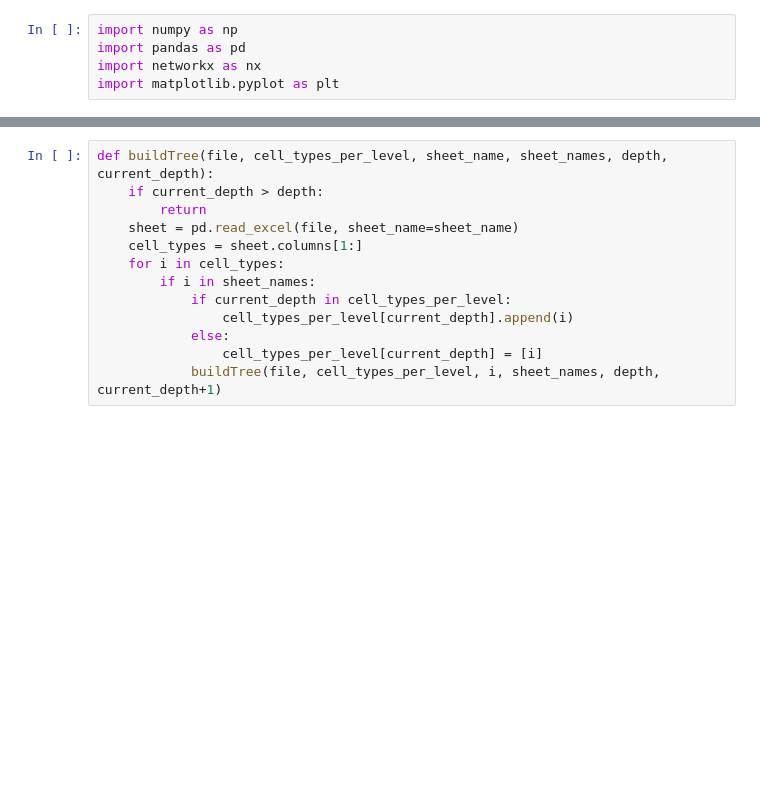
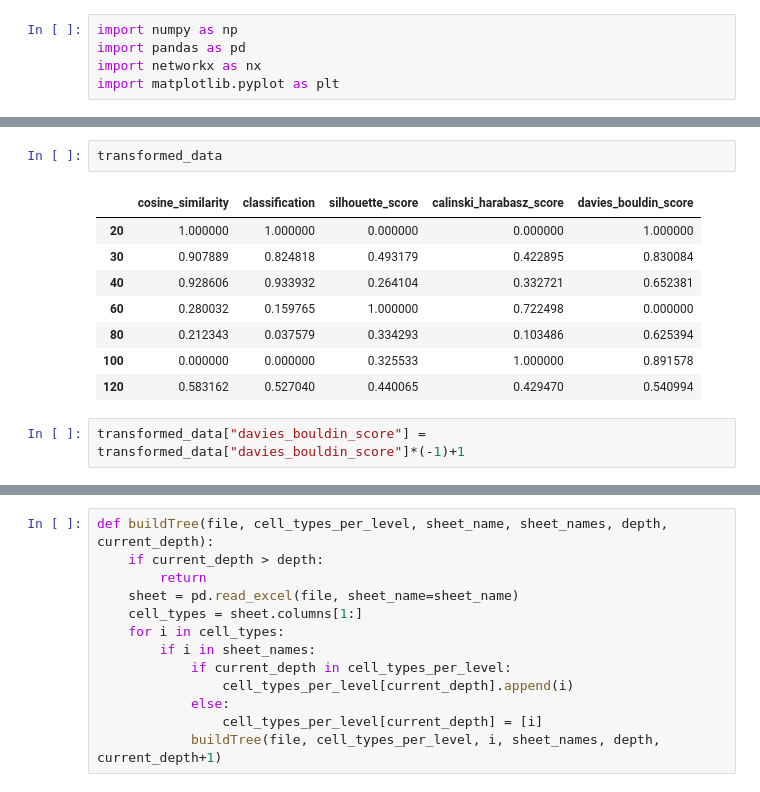
Before and after one commit to farkkilab/tribus, a Jupyter notebook: notebooks/Build the tree.ipynb, the cells around one changed output, grey strips where cells are left out. Saved outputs shown, nothing was run; the diff lists cells and outputs as text; blank space fills up the shorter version.

```diff
--- a/notebooks/Build the tree.ipynb
+++ b/notebooks/Build the tree.ipynb
@@ -11,0 +79,13 @@ sheet.equals(sheet1)
+# %%
+transformed_data
+# %% [output]
+|  | cosine_similarity | classification | silhouette_score | calinski_harabasz_score | davies_bouldin_score |
+| 20 | 1.000000 | 1.000000 | 0.000000 | 0.000000 | 1.000000 |
+| 30 | 0.907889 | 0.824818 | 0.493179 | 0.422895 | 0.830084 |
+| 40 | 0.928606 | 0.933932 | 0.264104 | 0.332721 | 0.652381 |
+| 60 | 0.280032 | 0.159765 | 1.000000 | 0.722498 | 0.000000 |
+| 80 | 0.212343 | 0.037579 | 0.334293 | 0.103486 | 0.625394 |
+| 100 | 0.000000 | 0.000000 | 0.325533 | 1.000000 | 0.891578 |
+| 120 | 0.583162 | 0.527040 | 0.440065 | 0.429470 | 0.540994 |
+# %%
+transformed_data["davies_bouldin_score"] = transformed_data["davies_bouldin_score"]*(-1)+1
```
Also changed, not shown: parts of 20 cells of this notebook, 2 other files.
